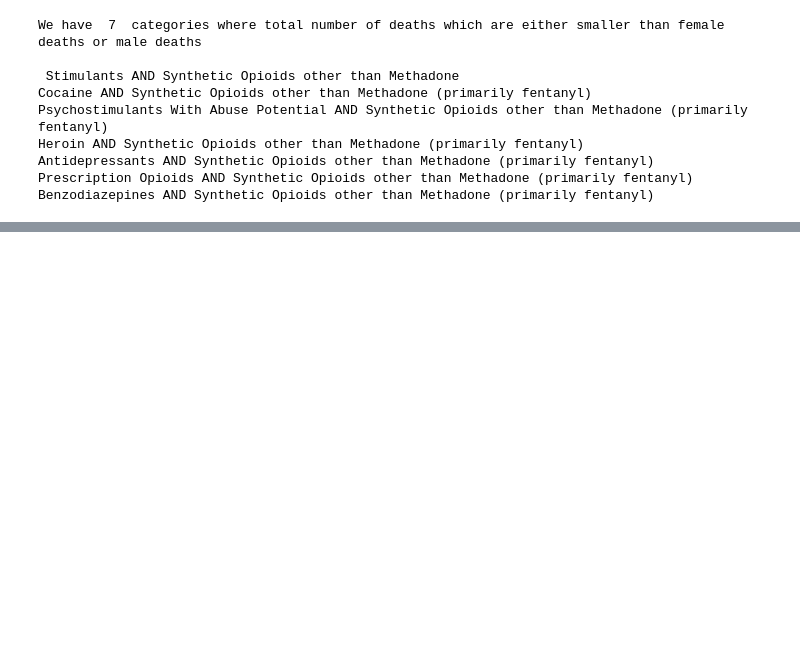
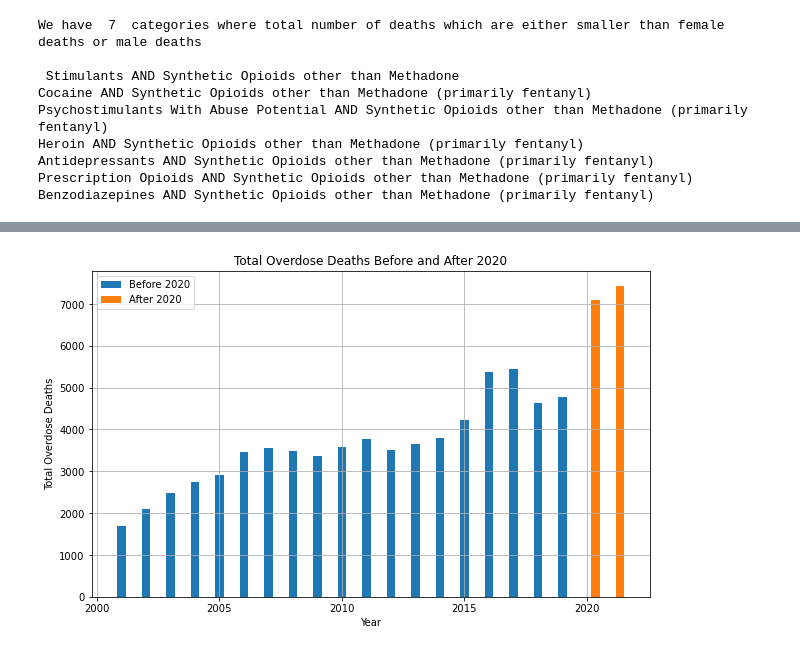
Before and after one commit to alexandra10zam/DataMadness, a Jupyter notebook: Data-madness.ipynb, the cells around one changed output, grey strips where cells are left out. Drawn from its saved outputs; the diff is of its cells as text; code cells hidden in the pictures; blank space fills up the shorter version.

```diff
--- a/Data-madness.ipynb
+++ b/Data-madness.ipynb
@@ -960,0 +395,28 @@ plt.show()
+# %%
+data = {
+    'Year': list(range(2001, 2022)),
+    'Total Overdose Deaths': [1700.0, 2095.0, 2491.0, 2751.0, 2918.0, 3460.0, 3550.0, 3487.0, 3377.0, 3571.0,
+                               3762.0, 3518.0, 3664.0, 3798.0, 4235.0, 5376.0, 5455.0, 4633.0, 4777.0, 7095.0, 7426.0]
+}
+
+df_covid = pd.DataFrame(data)
+df_covid_aux = df_covid.copy()
+df_covid_aux['Year'] = pd.to_numeric(df_covid_aux['Year'], errors='coerce')
+
+# filter data for years before and after 2020
+before_2020 = df_covid_aux[df_covid_aux['Year'] < 2020]
+after_2020 = df_covid_aux[df_covid_aux['Year'] >= 2020]
+
+fig, ax = plt.subplots(figsize=(10, 6))
+bar_width = 0.35
+ax.bar(before_2020['Year'], before_2020['Total Overdose Deaths'], width=bar_width, label='Before 2020')
+ax.bar(after_2020['Year'] + bar_width, after_2020['Total Overdose Deaths'], width=bar_width, label='After 2020')
+ax.set_xlabel('Year')
+ax.set_ylabel('Total Overdose Deaths')
+ax.set_title('Total Overdose Deaths Before and After 2020')
+ax.legend()
+ax.grid(True)
+
+plt.show()
+# %% [output]
+[figure, added]
```
Also changed, not shown: parts of 140 cells of this notebook, 2 other files.
